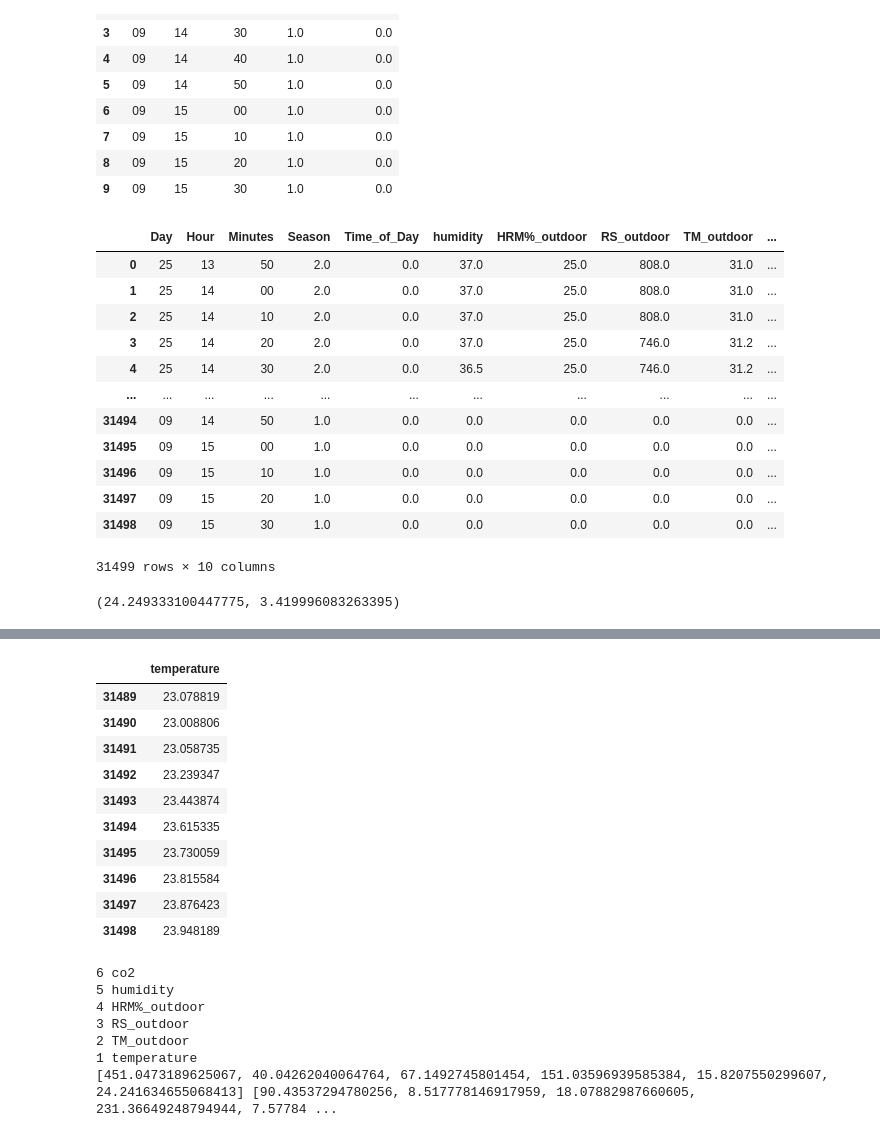
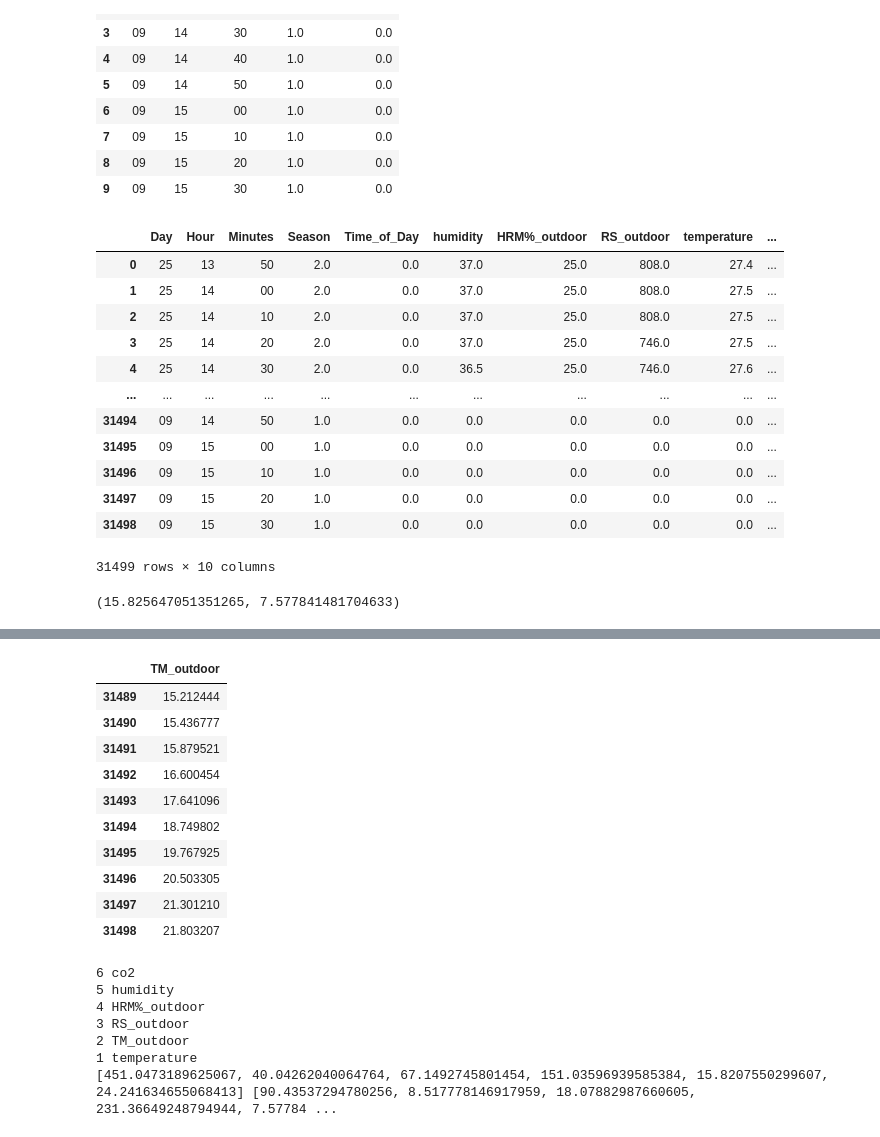
Before and after one commit to peremayolc/UAB_EnergyStudy, a Jupyter notebook: Recommender/recommendersys.ipynb, the cells around one changed output, grey strips where cells are left out. Cells and saved outputs as stored; diff of their text form; code cells hidden in the pictures.

```diff
--- a/Recommender/recommendersys.ipynb
+++ b/Recommender/recommendersys.ipynb
@@ -431,7 +431,7 @@ Computer_Room_com
 # %% [markdown]
 Bidirectional and Unidirectional LSTM
 # %%
-df_train=Computer_Room_com[['Day', "Hour","Minutes", 'Season',"Time_of_Day","humidity",'HRM%_outdoor', 'RS_outdoor', "TM_outdoor", "temperature"]]
+df_train=Computer_Room_com[['Day', "Hour","Minutes", 'Season',"Time_of_Day","humidity",'HRM%_outdoor', 'RS_outdoor', "temperature", "TM_outdoor"]]
 print(len(df_train.columns))
 # %% [output]
 10
@@ -509,10 +509,11 @@ X_train, y_train, X_val, y_val
 # %%
 from tensorflow.keras.optimizers import Adam
+
 class NNPredictionModel:
     def __init__(self, input_shape, output_units=3):
-        self.model_1 = self.uni_LSTM(input_shape, output_units)
-        self.model_2 = self.bi_LSTM(input_shape, output_units)
-        self.model_3 = self.uni_LSTM2(input_shape, output_units)
+        self.temperature_model_1 = self.uni_LSTM(input_shape, output_units)
+        self.temperature_model_2 = self.bi_LSTM(input_shape, output_units)
+        #self.quality_air_model_1 = self.
 
     def uni_LSTM(self, input_shape, output_units):
         model = Sequential([
@@ -524,21 +525,6 @@ class NNPredictionModel:
             Dense(output_units, activation='linear')
         ])
         optimizer = Adam(learning_rate=0.0005)
-        model.compile(optimizer=optimizer, loss='mse')
-        return model
-
-    def uni_LSTM2(self, input_shape, output_units):
-        model = Sequential([
-            LSTM(128, activation='tanh', return_sequences=True, input_shape=input_shape),
-            Dropout(0.2),
-            LSTM(64, activation='tanh', return_sequences=True),
-            Dropout(0.2),
-            LSTM(64, activation='tanh', return_sequences=True),  # Añade una capa LSTM adicional
-            Dropout(0.2),
-            LSTM(32, activation='tanh'),  # Añade una capa LSTM adicional
-            Dense(output_units, activation='linear')
-        ])
-        optimizer = Adam(learning_rate=0.0005)  # Ajusta la tasa de aprendizaje
         model.compile(optimizer=optimizer, loss='mse')
         return model
 
@@ -561,9 +547,8 @@ n_features =X_train.shape[-1]
 input_shape=(n_steps, n_features)
 
 model = NNPredictionModel(input_shape, output_units=3)
-uni2_model = model.model_3
-uni_model = model.model_1
-bi_model = model.model_2
+uni_model = model.temperature_model_1
+bi_model = model.temperature_model_2
 
 bi_model.summary()
 tf.keras.utils.plot_model(bi_model)
@@ -723,12 +708,12 @@ df_test
 train_test=df_train.append(df_test,ignore_index=True).fillna(0)
 train_test
 # %% [output]
-|  | Day | Hour | Minutes | Season | Time_of_Day | humidity | HRM%_outdoor | RS_outdoor | TM_outdoor | ... |
-| 0 | 25 | 13 | 50 | 2.0 | 0.0 | 37.0 | 25.0 | 808.0 | 31.0 | ... |
-| 1 | 25 | 14 | 00 | 2.0 | 0.0 | 37.0 | 25.0 | 808.0 | 31.0 | ... |
-| 2 | 25 | 14 | 10 | 2.0 | 0.0 | 37.0 | 25.0 | 808.0 | 31.0 | ... |
-| 3 | 25 | 14 | 20 | 2.0 | 0.0 | 37.0 | 25.0 | 746.0 | 31.2 | ... |
-| 4 | 25 | 14 | 30 | 2.0 | 0.0 | 36.5 | 25.0 | 746.0 | 31.2 | ... |
+|  | Day | Hour | Minutes | Season | Time_of_Day | humidity | HRM%_outdoor | RS_outdoor | temperature | ... |
+| 0 | 25 | 13 | 50 | 2.0 | 0.0 | 37.0 | 25.0 | 808.0 | 27.4 | ... |
+| 1 | 25 | 14 | 00 | 2.0 | 0.0 | 37.0 | 25.0 | 808.0 | 27.5 | ... |
+| 2 | 25 | 14 | 10 | 2.0 | 0.0 | 37.0 | 25.0 | 808.0 | 27.5 | ... |
+| 3 | 25 | 14 | 20 | 2.0 | 0.0 | 37.0 | 25.0 | 746.0 | 27.5 | ... |
+| 4 | 25 | 14 | 30 | 2.0 | 0.0 | 36.5 | 25.0 | 746.0 | 27.6 | ... |
 | ... | ... | ... | ... | ... | ... | ... | ... | ... | ... | ... |
 | 31494 | 09 | 14 | 50 | 1.0 | 0.0 | 0.0 | 0.0 | 0.0 | 0.0 | ... |
 | 31495 | 09 | 15 | 00 | 1.0 | 0.0 | 0.0 | 0.0 | 0.0 | 0.0 | ... |
@@ -737,19 +722,19 @@ train_test
 | 31498 | 09 | 15 | 30 | 1.0 | 0.0 | 0.0 | 0.0 | 0.0 | 0.0 | ... |
 31499 rows × 10 columns
 # %%
-y_mean=df_train['temperature'].mean()
+y_mean=df_train['TM_outdoor'].mean()
 y_std=scaler.scale_[df_train.shape[1]-1]
 y_mean, y_std
 # %% [output]
-(24.249333100447775, 3.419996083263395)
+(15.825647051351265, 7.577841481704633)
 # %%
 for i in range(len(df_train),len(train_test)):
     X_test=train_test[i-lags:i]
     X_test=scaler.transform(X_test)
     val=uni_model.predict(X_test.reshape(1,lags,X_test.shape[1]))
     val2=y_std*val[:,0]+y_mean
-    train_test.loc[i,'temperature']=val2
+    train_test.loc[i,'TM_outdoor']=val2
 
-final_test = train_test[len(df_train):][['temperature']]
+final_test = train_test[len(df_train):][['TM_outdoor']]
 final_test
 # %% [output]
@@ -766,14 +751,14 @@ final_test
-|  | temperature |
-| 31489 | 23.078819 |
-| 31490 | 23.008806 |
-| 31491 | 23.058735 |
-| 31492 | 23.239347 |
-| 31493 | 23.443874 |
-| 31494 | 23.615335 |
-| 31495 | 23.730059 |
-| 31496 | 23.815584 |
-| 31497 | 23.876423 |
-| 31498 | 23.948189 |
+|  | TM_outdoor |
+| 31489 | 15.212444 |
+| 31490 | 15.436777 |
+| 31491 | 15.879521 |
+| 31492 | 16.600454 |
+| 31493 | 17.641096 |
+| 31494 | 18.749802 |
+| 31495 | 19.767925 |
+| 31496 | 20.503305 |
+| 31497 | 21.301210 |
+| 31498 | 21.803207 |
 # %%
 def mean_std(train_test, column, position):
     # Obtener las últimas n columnas del DataFrame
```
Also changed, not shown: parts of 5 cells of this notebook.
